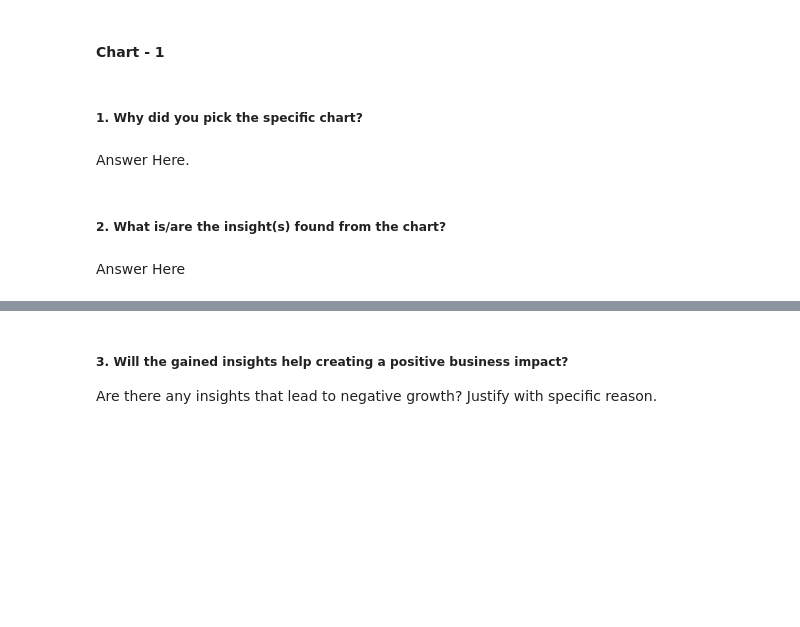
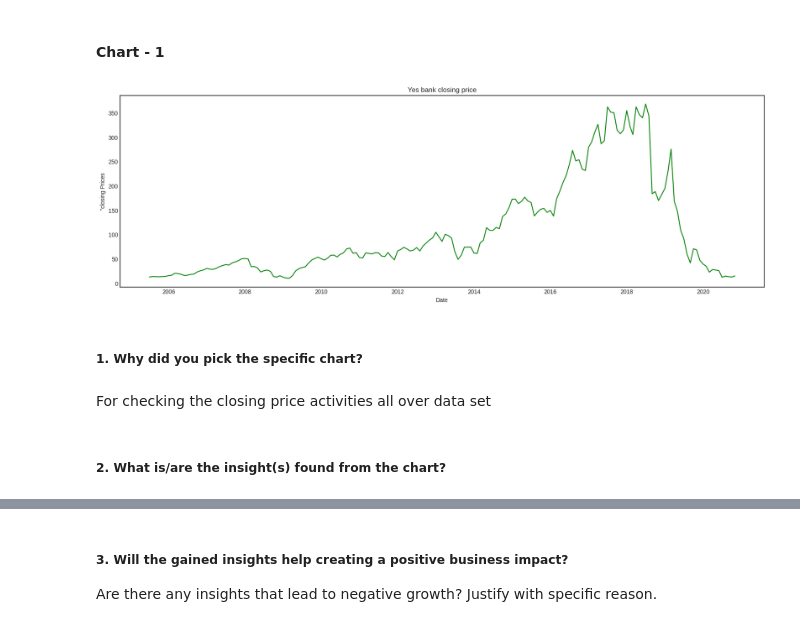
Before and after one commit to saidul-mondal-au7/Yes_Bank_Stock_Closing_Price_Prediction, a Jupyter notebook: Yes_Bank_Stock_Closing_Price_Prediction.ipynb, the cells around one changed output, grey strips where cells are left out. Cells and saved outputs as stored; diff of their text form; code cells hidden in the pictures; blank space fills up the shorter version.

```diff
--- a/Yes_Bank_Stock_Closing_Price_Prediction.ipynb
+++ b/Yes_Bank_Stock_Closing_Price_Prediction.ipynb
@@ -94,4 +97,4 @@ import plotly.express as px
 from google.colab import drive
 drive.mount('/content/drive')
 path = "/content/drive/MyDrive/Yes_bank_Stock_closing_ml_project/"
-df = pd.read_csv(path + "data_YesBank_StockPrices.csv")
+raw_data = pd.read_csv(path + "data_YesBank_StockPrices.csv")
@@ -98,3 +103,5 @@ df = pd.read_csv(path + "data_YesBank_StockPrices.csv")
+# %%
+df = raw_data.copy()
 # %% [markdown]
 ### Dataset First View
 # %%
@@ -157,0 +223,7 @@ Answer Here
+# %%
+# Write your code to make your dataset analysis ready.
+type(df['Date'][0])
+# converting string format of 'Date' column into date-time format
+df['Date'] = pd.to_datetime(df['Date'].apply(lambda x: datetime.strptime(x, '%b-%y')))
+# df['Date'] = pd.to_datetime(df['Date'])
+df.head()
@@ -158,2 +237,6 @@ Answer Here
+# %%
+# setting date column as an index
+df.set_index('Date',inplace=True)
+df.index.freq = 'MS'
 # %% [markdown]
 ### What all manipulations have you done and insights you found?
@@ -168,8 +250,16 @@ Answer Here.
+# %%
+# Chart - 1 visualization code
+plt.figure(figsize=(20,6))
+plt.xlabel('Date')
+plt.ylabel('"closing Prices')
+plt.plot(df['Close'], color="green")
+plt.title('Yes bank closing price')
+plt.show()
+# %% [output]
+[figure, added]
 # %% [markdown]
 ##### 1. Why did you pick the specific chart?
-# %% [markdown]
-Answer Here.
+# %% [markdown]
+For checking the closing price activities all over data set
 # %% [markdown]
 ##### 2. What is/are the insight(s) found from the chart?
-# %% [markdown]
-Answer Here
```
Also changed, not shown: parts of 78 cells of this notebook.
